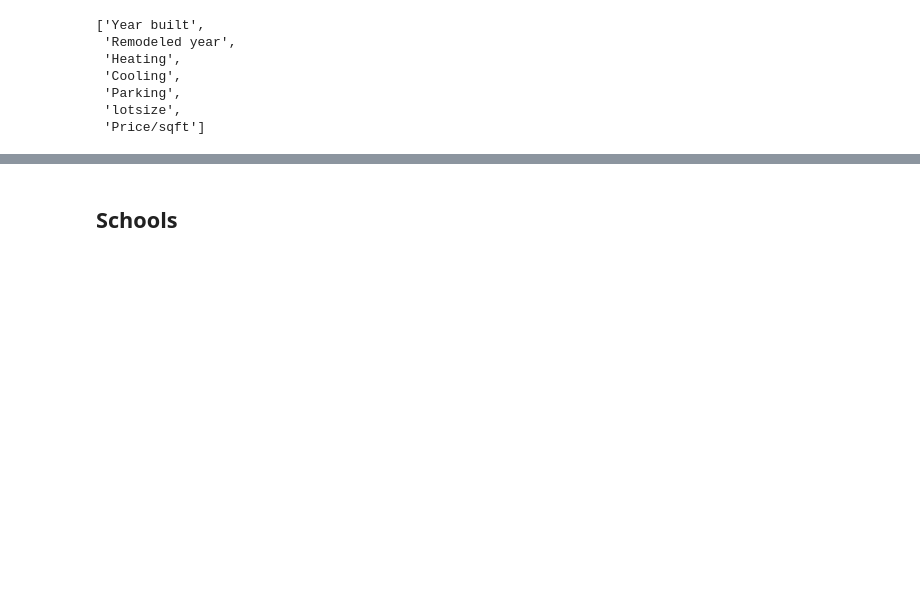
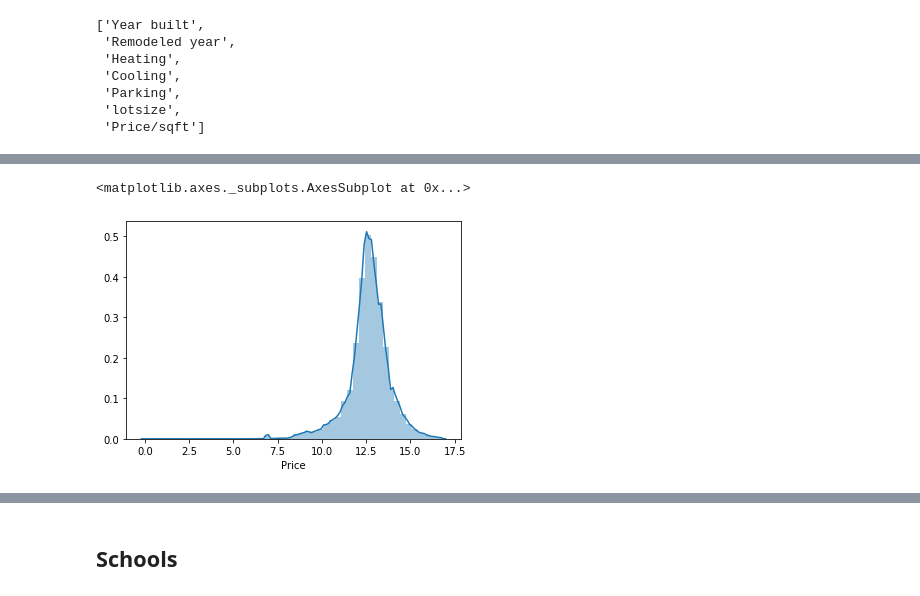
Before and after one commit to Ariellash/Final-DS, a Jupyter notebook: PropertyPricePrediction.ipynb, the cells around one changed output, grey strips where cells are left out. Drawn from its saved outputs; the diff is of its cells as text; code cells hidden in the pictures; blank space fills up the shorter version.

```diff
--- a/PropertyPricePrediction.ipynb
+++ b/PropertyPricePrediction.ipynb
@@ -96,0 +288,8 @@ saveData(data)
+# %%
+#Group data according to property type and take the average area for each property type for NA
+area = data[['sqft','propertyType']][data.sqft != 0].groupby(by = 'propertyType').mean().reset_index()
+area
+area.sqft = area.sqft.round(decimals = 0)
+data.sqft[data.sqft == 0] = data[data.sqft == 0].merge(area, on='propertyType', how='left').sqft_y
+# %%
+data.sqft.fillna(0, inplace = True)
@@ -96,0 +298,6 @@ saveData(data)
+# %%
+#replace Price missing values with [sqft]*[Price/sqft]
+data2 = data[['Price/sqft','sqft','Price']][(data.Price == 0) & (data.sqft != 0) & (data['Price/sqft'] != 0)]
+data2.Price = data2.sqft * data2['Price/sqft']
+data['Price'].iloc[data2.index] = data2.Price
+print(f'There is {round(data.Price.isna().sum() / len(data.Price) * 100, 2)}% of missing values in Price')
@@ -96,0 +310,4 @@ saveData(data)
+# %%
+data.Price[data.Price == 0] = data.Price[data.Price != 0].mean()
+data.Price.fillna(data.Price[data.Price.isna() == False].mean(), inplace = True)
+data.sqft[data.sqft == 0] = data.sqft[data.sqft != 0].mean()
@@ -96,0 +329,5 @@ saveData(data)
+# %%
+sns.distplot(np.log(data.Price[(data.Price > 0)&(data.Price <= 19500000.9)]))
+# %% [output]
+<matplotlib.axes._subplots.AxesSubplot at 0x...>
+[figure, added]
```
Also changed, not shown: parts of 189 cells of this notebook.
